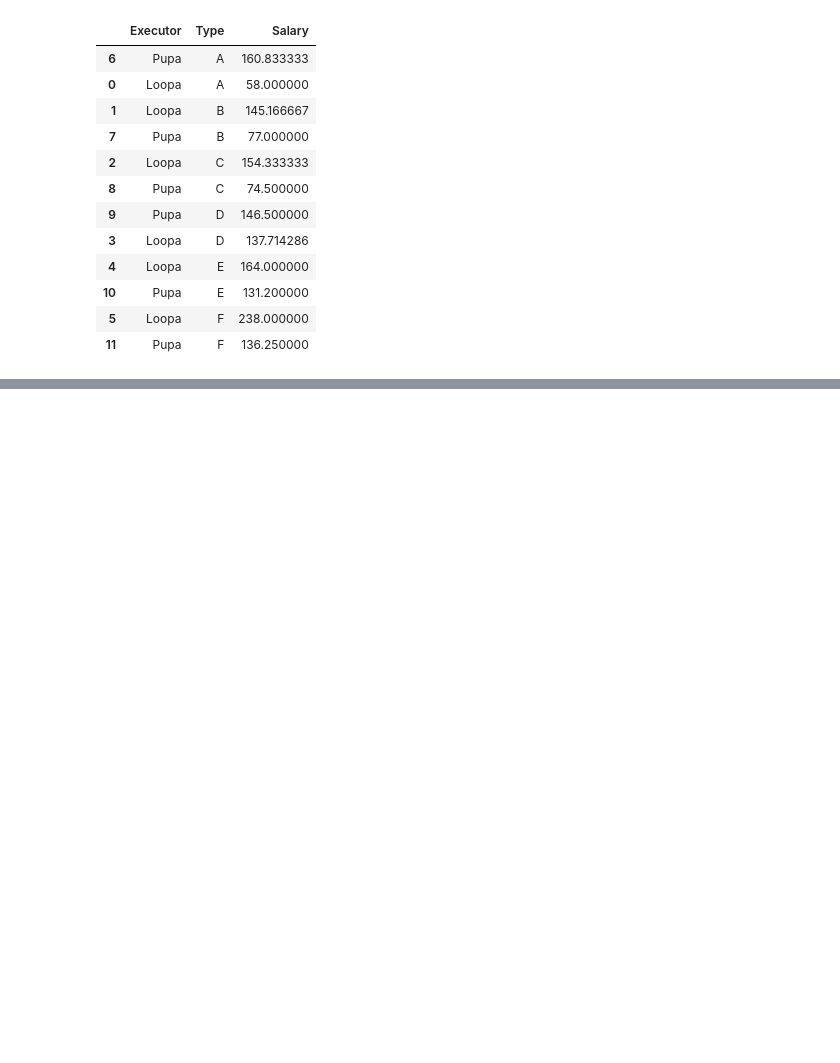
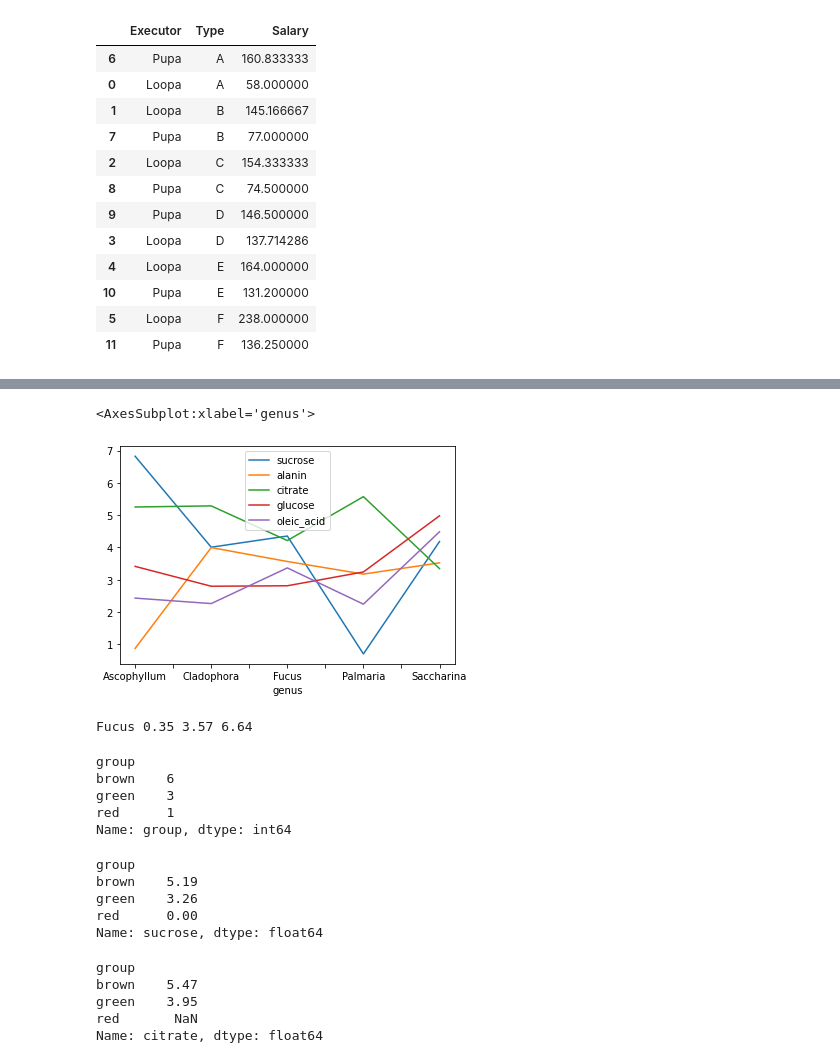
Before and after one commit to vavilovnv/Data-analysis, a Jupyter notebook: Intro to DS and ML/Intro.ipynb, the cells around one changed output, grey strips where cells are left out. Saved outputs shown, nothing was run; the diff lists cells and outputs as text; code cells hidden in the pictures; blank space fills up the shorter version.

```diff
--- a/Intro to DS and ML/Intro.ipynb
+++ b/Intro to DS and ML/Intro.ipynb
@@ -204,0 +219,13 @@ df = pd.read_csv('https://stepik.org/media/attachments/course/4852/accountancy.c
+# %%
+# https://stepik.org/lesson/209769/step/8?unit=183267
+
+# Аспирант Ростислав изучает метаболом водорослей и получил такую табличку. В ней он записал вид каждой водоросли, её род
+# (группа, объединяющая близкие виды), группа (ещё одно объединение водорослей в крупные фракции) и концентрации анализируемых
+# веществ.
+# Помогите Ростиславу найти среднюю концентрацию каждого из веществ в каждом из родов (колонка genus)! Для этого проведите
+# группировку датафрэйма, сохранённого в переменной concentrations, и примените метод, сохранив результат в переменной
+# mean_concentrations.
+# Модуль pandas уже импортирован.
+
+concentrations = pd.read_csv('http://stepik.org/media/attachments/course/4852/algae.csv')
+concentrations
@@ -204,0 +247,4 @@ df = pd.read_csv('https://stepik.org/media/attachments/course/4852/accountancy.c
+# %%
+# альтернативный вариант
+
+mean_concentrations = concentrations.groupby('genus').mean()
@@ -204,0 +261,19 @@ df = pd.read_csv('https://stepik.org/media/attachments/course/4852/accountancy.c
+# %%
+mean_concentrations.plot()
+# %% [output]
+<AxesSubplot:xlabel='genus'>
+[figure, added]
+# %%
+# https://stepik.org/lesson/209769/step/9?unit=183267
+# Пользуясь предыдущими данными, укажите через пробел (без запятых) чему равны минимальная, средняя и максимальная концентрации
+# аланина (alanin) среди видов рода Fucus. Округлите до 2-ого знака, десятичным разделителем является точка.
+# Формат ответа:
+# 0.55 6.77 7.48
+
+alanin_concentration = (concentrations.query('genus == "Fucus"').groupby('genus', as_index = False)
+                                                                .aggregate({'alanin': ['min', 'mean', 'max']})
+                                                                .round(2))
+for i in alanin_concentration.values:
+    print(*i)
+# %% [output]
+Fucus 0.35 3.57 6.64
@@ -204,0 +288,24 @@ df = pd.read_csv('https://stepik.org/media/attachments/course/4852/accountancy.c
+# %%
+group_concentrations.group.count()
+# %% [output]
+group
+brown    6
+green    3
+red      1
+Name: group, dtype: int64
+# %%
+(group_concentrations.sucrose.max() - group_concentrations.sucrose.min()).round(2)
+# %% [output]
+group
+brown    5.19
+green    3.26
+red      0.00
+Name: sucrose, dtype: float64
+# %%
+group_concentrations.citrate.var().round(2)
+# %% [output]
+group
+brown    5.47
+green    3.95
+red       NaN
+Name: citrate, dtype: float64
```
Also changed, not shown: parts of 20 cells of this notebook.
